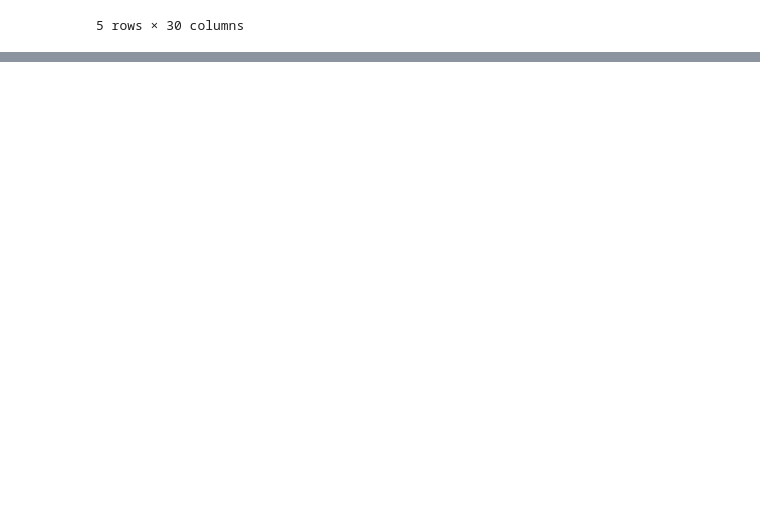
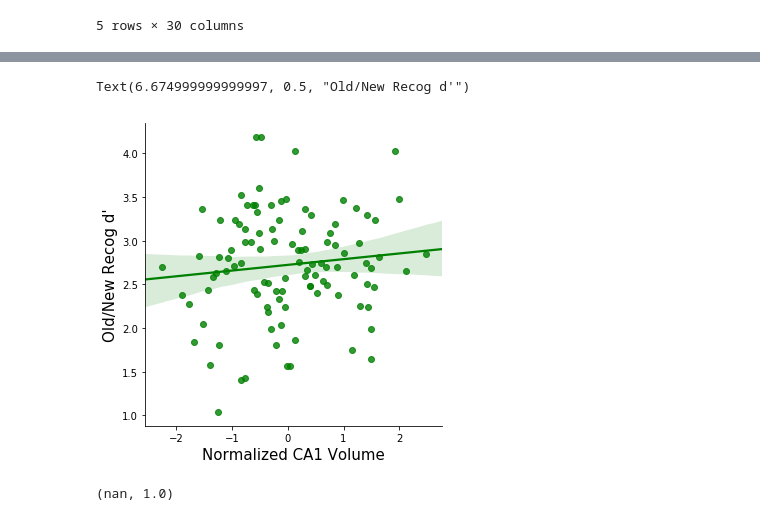
Before and after one commit to madisonpaige/3T_struct_MST, a Jupyter notebook: 3t_MST_analysis.ipynb, the cells around one changed output, grey strips where cells are left out. Cells and saved outputs as stored; diff of their text form; code cells hidden in the pictures; blank space fills up the shorter version.

```diff
--- a/3t_MST_analysis.ipynb
+++ b/3t_MST_analysis.ipynb
@@ -149,0 +243,17 @@ AttributeError: 'Series' object has no attribute 'reshape'
+# %%
+ # now lets get extract all the variance from r_cal_vol that we can explain with np_age + yrs_educ + gender
+d_old_new_ca1_controlled_model = smf.ols('ca1_vol ~ np_age + yrs_educ + gender', data = norm_volumes).fit()
+# and extract the residuals into vector form
+norm_volumes['d_old_new_ca1_vol_residuals'] = pd.DataFrame(d_old_new_ca1_controlled_model.fittedvalues.values)
+
+sns.lmplot(x='ca1_vol', y = 'dprime_old_new', data=norm_volumes, scatter_kws={'color':'green'}, line_kws={'color':'green'})
+plt.xlabel('Normalized CA1 Volume', fontsize = 15)
+plt.ylabel('Old/New Recog d\'', fontsize = 15)
+# %% [output]
+Text(6.674999999999997, 0.5, "Old/New Recog d'")
+[figure, added]
+# %%
+
+scipy.stats.pearsonr(x=norm_volumes['d_old_new_ca1_vol_residuals'], y=norm_volumes['dprime_old_new'])
+# %% [output]
+(nan, 1.0)
```
Also changed, not shown: parts of 47 cells of this notebook.
